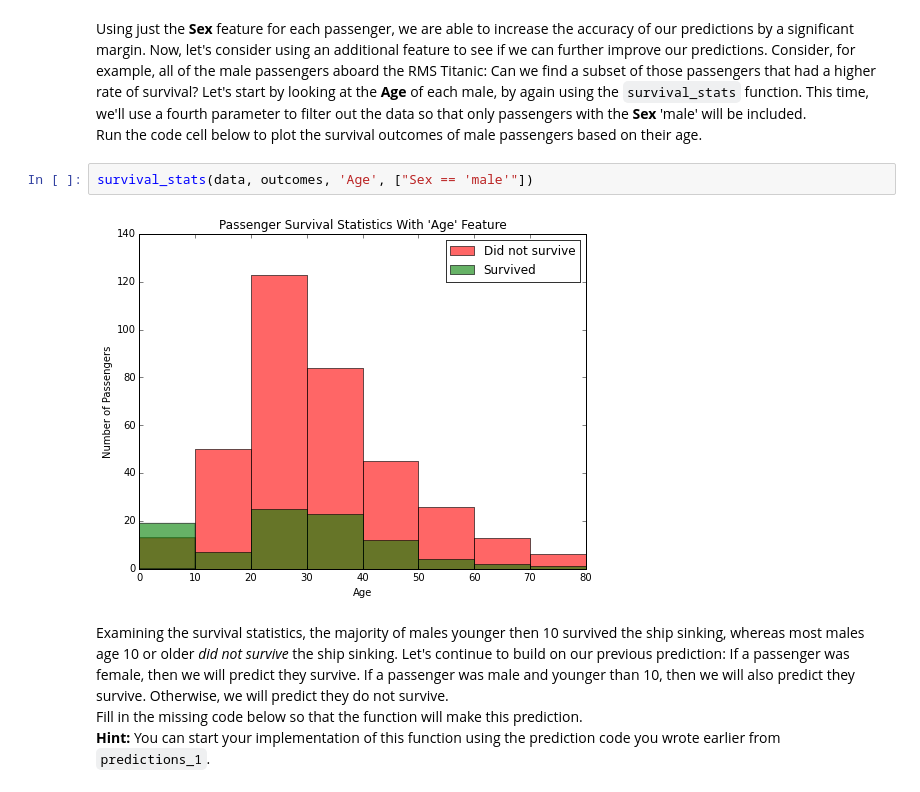
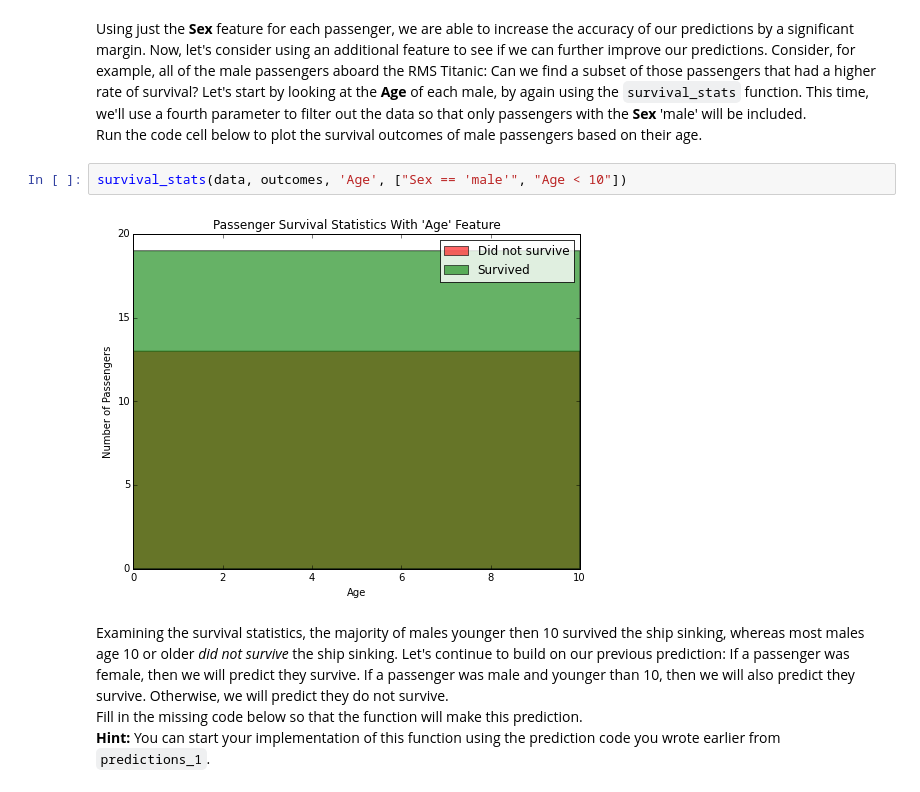
Before and after one commit to sgmagar/Udacity_Machine_Learning, a Jupyter notebook: Titanic/Titanic_Survival_Exploration.ipynb, the cells around one changed output. Drawn from its saved outputs; the diff is of its cells as text.

```diff
--- a/Titanic/Titanic_Survival_Exploration.ipynb
+++ b/Titanic/Titanic_Survival_Exploration.ipynb
@@ -163,9 +163,9 @@ Predictions have an accuracy of 78.68%.
 Using just the **Sex** feature for each passenger, we are able to increase the accuracy of our predictions by a significant margin. Now, let's consider using an additional feature to see if we can further improve our predictions. Consider, for example, all of the male passengers aboard the RMS Titanic: Can we find a subset of those passengers that had a higher rate of survival? Let's start by looking at the **Age** of each male, by again using the `survival_stats` function. This time, we'll use a fourth parameter to filter out the data so that only passengers with the **Sex** 'male' will be included.
 Run the code cell below to plot the survival outcomes of male passengers based on their age.
 # %%
-survival_stats(data, outcomes, 'Age', ["Sex == 'male'"])
+survival_stats(data, outcomes, 'Age', ["Sex == 'male'", "Age < 10"])
 # %% [output]
-[figure, old version]
+[figure, new version]
 # %% [markdown]
 Examining the survival statistics, the majority of males younger then 10 survived the ship sinking, whereas most males age 10 or older *did not survive* the ship sinking. Let's continue to build on our previous prediction: If a passenger was female, then we will predict they survive. If a passenger was male and younger than 10, then we will also predict they survive. Otherwise, we will predict they do not survive.
 Fill in the missing code below so that the function will make this prediction.
```
Also changed, not shown: parts of 4 cells of this notebook, 2 other files.
